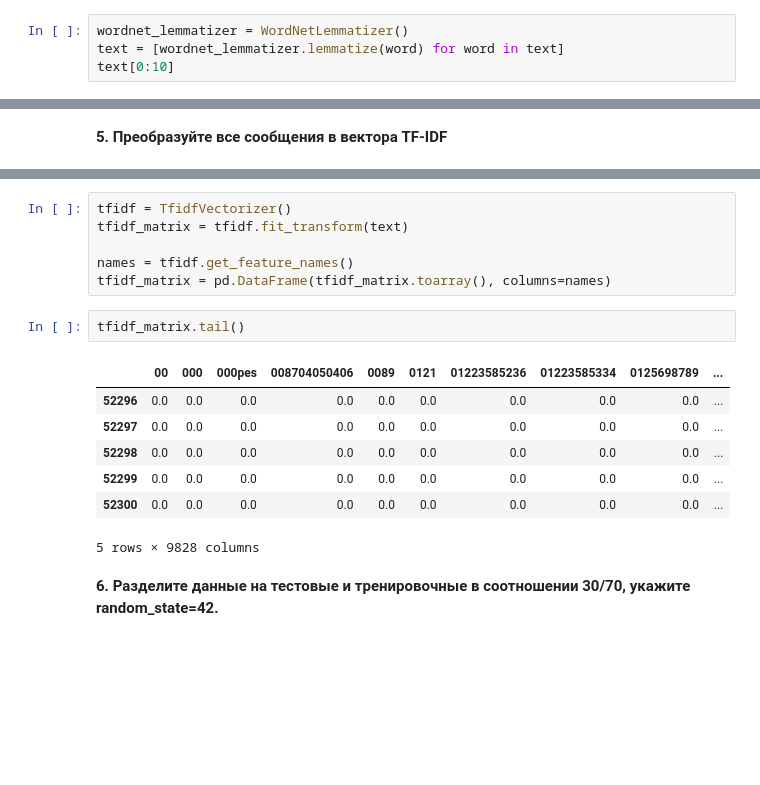
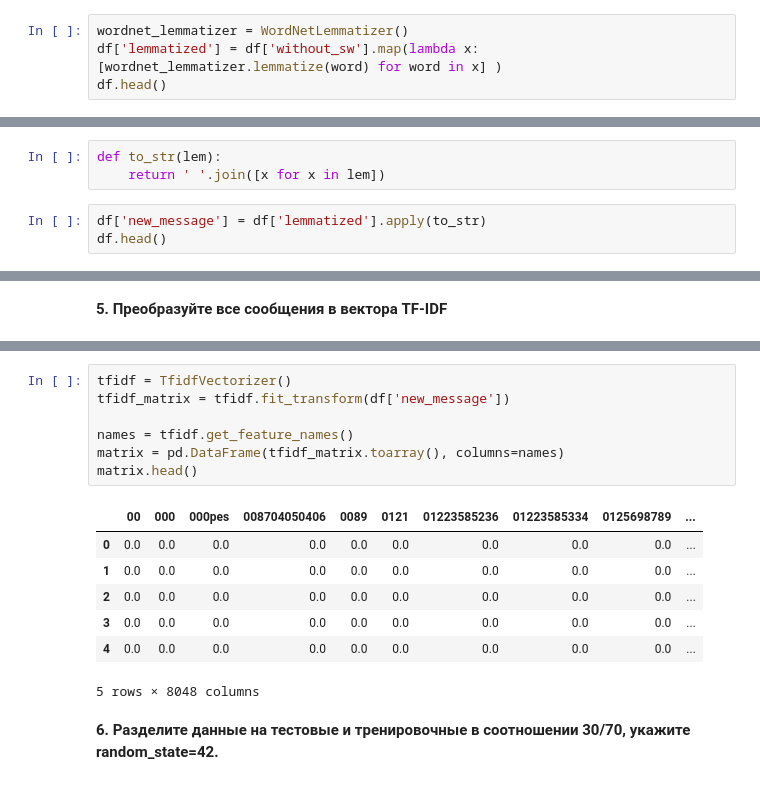
Before and after one commit to myfoks/Netology_DA_Python_TikhonovaIS, a Jupyter notebook: HW_TIS_19042021/HW_TIS_19042021.ipynb, the cells around one changed output, grey strips where cells are left out. Saved outputs shown, nothing was run; the diff lists cells and outputs as text; blank space fills up the shorter version.

```diff
--- a/HW_TIS_19042021/HW_TIS_19042021.ipynb
+++ b/HW_TIS_19042021/HW_TIS_19042021.ipynb
@@ -197,6 +192,6 @@ text[0:10]
 **4. Приведите все слова к нормальной форме**
 # %%
 wordnet_lemmatizer = WordNetLemmatizer()
-text = [wordnet_lemmatizer.lemmatize(word) for word in text]
-text[0:10]
+df['lemmatized'] = df['without_sw'].map(lambda x: [wordnet_lemmatizer.lemmatize(word) for word in x] )
+df.head()
 # %% [output]
@@ -212,0 +204,6 @@ text[0:10]
+# %%
+def to_str(lem):
+    return ' '.join([x for x in lem])
+# %%
+df['new_message'] = df['lemmatized'].apply(to_str)
+df.head()
@@ -215,18 +229,17 @@ text[0:10]
 # %%
 tfidf = TfidfVectorizer()
-tfidf_matrix = tfidf.fit_transform(text)
+tfidf_matrix = tfidf.fit_transform(df['new_message'])
 
 names = tfidf.get_feature_names()
-tfidf_matrix = pd.DataFrame(tfidf_matrix.toarray(), columns=names)
+matrix = pd.DataFrame(tfidf_matrix.toarray(), columns=names)
+matrix.head()
+# %% [output]
+|  | 00 | 000 | 000pes | 008704050406 | 0089 | 0121 | 01223585236 | 01223585334 | 0125698789 | ... |
+| 0 | 0.0 | 0.0 | 0.0 | 0.0 | 0.0 | 0.0 | 0.0 | 0.0 | 0.0 | ... |
+| 1 | 0.0 | 0.0 | 0.0 | 0.0 | 0.0 | 0.0 | 0.0 | 0.0 | 0.0 | ... |
+| 2 | 0.0 | 0.0 | 0.0 | 0.0 | 0.0 | 0.0 | 0.0 | 0.0 | 0.0 | ... |
+| 3 | 0.0 | 0.0 | 0.0 | 0.0 | 0.0 | 0.0 | 0.0 | 0.0 | 0.0 | ... |
+| 4 | 0.0 | 0.0 | 0.0 | 0.0 | 0.0 | 0.0 | 0.0 | 0.0 | 0.0 | ... |
+5 rows × 8048 columns
-# %%
-tfidf_matrix.tail()
-# %% [output]
-|  | 00 | 000 | 000pes | 008704050406 | 0089 | 0121 | 01223585236 | 01223585334 | 0125698789 | ... |
-| 52296 | 0.0 | 0.0 | 0.0 | 0.0 | 0.0 | 0.0 | 0.0 | 0.0 | 0.0 | ... |
-| 52297 | 0.0 | 0.0 | 0.0 | 0.0 | 0.0 | 0.0 | 0.0 | 0.0 | 0.0 | ... |
-| 52298 | 0.0 | 0.0 | 0.0 | 0.0 | 0.0 | 0.0 | 0.0 | 0.0 | 0.0 | ... |
-| 52299 | 0.0 | 0.0 | 0.0 | 0.0 | 0.0 | 0.0 | 0.0 | 0.0 | 0.0 | ... |
-| 52300 | 0.0 | 0.0 | 0.0 | 0.0 | 0.0 | 0.0 | 0.0 | 0.0 | 0.0 | ... |
-5 rows × 9828 columns
 # %% [markdown]
 **6. Разделите данные на тестовые и тренировочные в соотношении 30/70, укажите random_state=42.**
```
Also changed, not shown: parts of 25 cells of this notebook.
